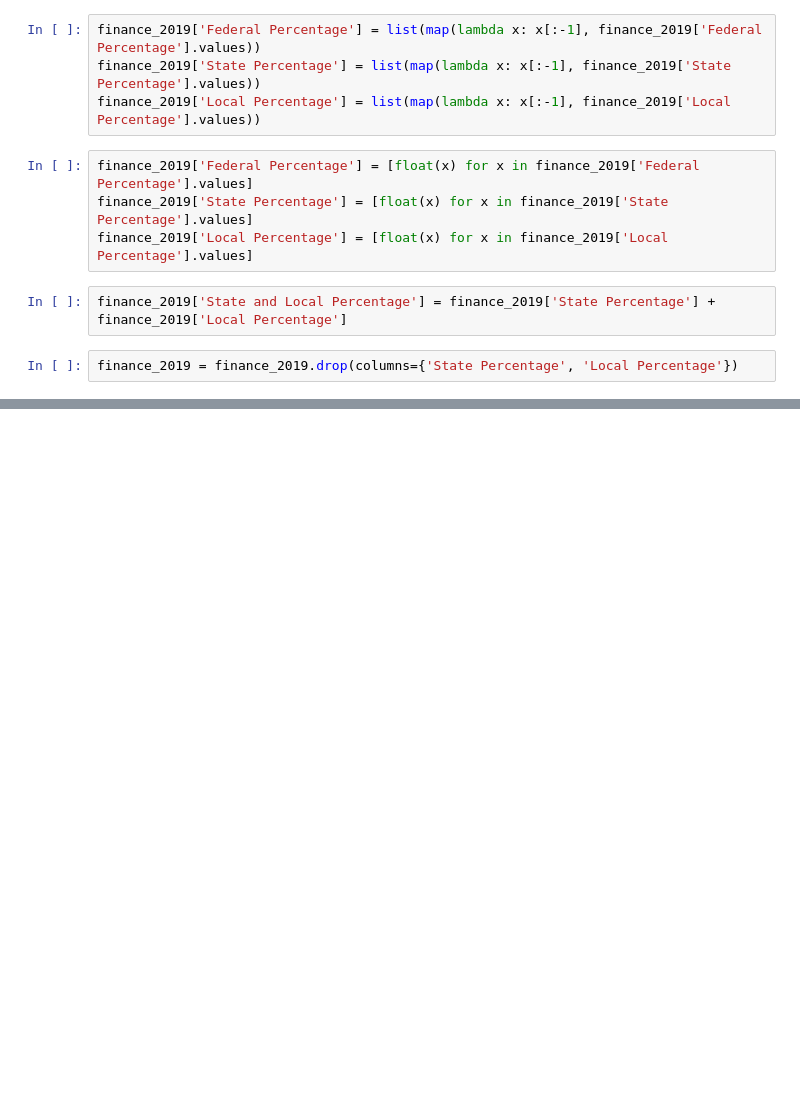
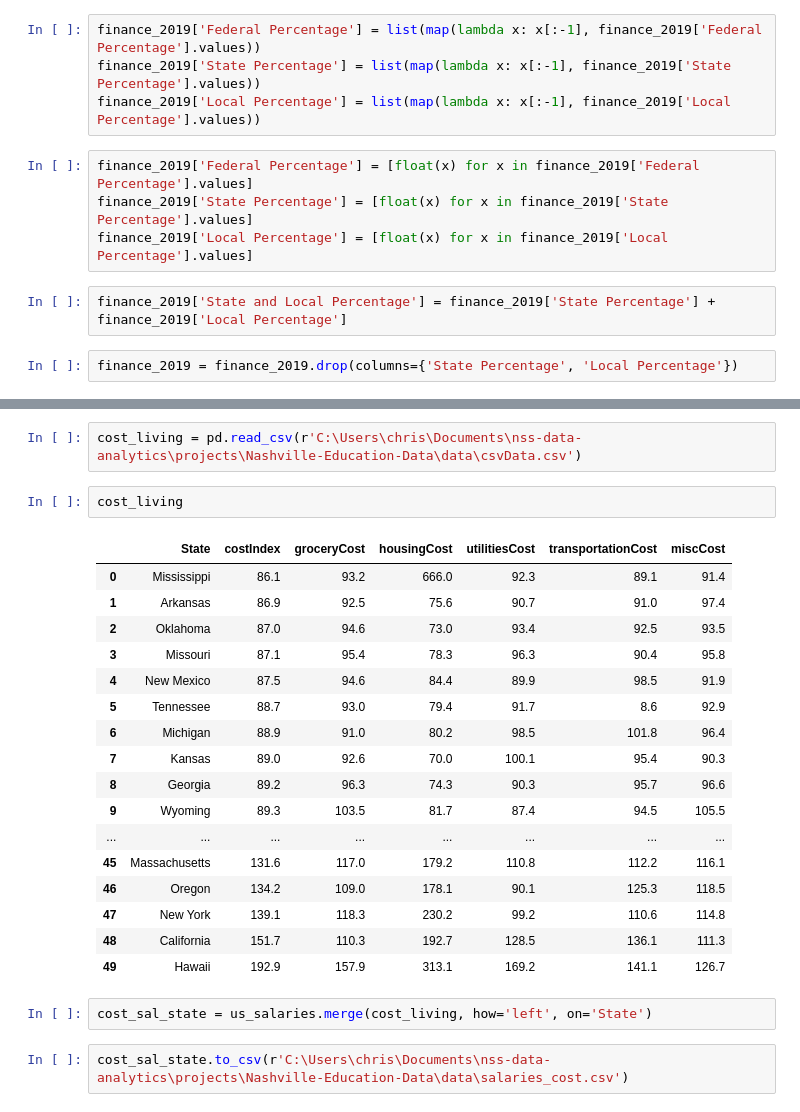
Before and after one commit to chrismack698/Nashville-Education-Data, a Jupyter notebook: notebooks/education_capstone_eda_cleaning.ipynb, the cells around one changed output, grey strips where cells are left out. Cells and saved outputs as stored; diff of their text form; blank space fills up the shorter version.

```diff
--- a/notebooks/education_capstone_eda_cleaning.ipynb
+++ b/notebooks/education_capstone_eda_cleaning.ipynb
@@ -317,0 +350,26 @@ finance_all
+# %%
+cost_living = pd.read_csv(r'C:\Users\chris\Documents\nss-data-analytics\projects\Nashville-Education-Data\data\csvData.csv')
+# %%
+cost_living
+# %% [output]
+|  | State | costIndex | groceryCost | housingCost | utilitiesCost | transportationCost | miscCost |
+| 0 | Mississippi | 86.1 | 93.2 | 666.0 | 92.3 | 89.1 | 91.4 |
+| 1 | Arkansas | 86.9 | 92.5 | 75.6 | 90.7 | 91.0 | 97.4 |
+| 2 | Oklahoma | 87.0 | 94.6 | 73.0 | 93.4 | 92.5 | 93.5 |
+| 3 | Missouri | 87.1 | 95.4 | 78.3 | 96.3 | 90.4 | 95.8 |
+| 4 | New Mexico | 87.5 | 94.6 | 84.4 | 89.9 | 98.5 | 91.9 |
+| 5 | Tennessee | 88.7 | 93.0 | 79.4 | 91.7 | 8.6 | 92.9 |
+| 6 | Michigan | 88.9 | 91.0 | 80.2 | 98.5 | 101.8 | 96.4 |
+| 7 | Kansas | 89.0 | 92.6 | 70.0 | 100.1 | 95.4 | 90.3 |
+| 8 | Georgia | 89.2 | 96.3 | 74.3 | 90.3 | 95.7 | 96.6 |
+| 9 | Wyoming | 89.3 | 103.5 | 81.7 | 87.4 | 94.5 | 105.5 |
+| ... | ... | ... | ... | ... | ... | ... | ... |
+| 45 | Massachusetts | 131.6 | 117.0 | 179.2 | 110.8 | 112.2 | 116.1 |
+| 46 | Oregon | 134.2 | 109.0 | 178.1 | 90.1 | 125.3 | 118.5 |
+| 47 | New York | 139.1 | 118.3 | 230.2 | 99.2 | 110.6 | 114.8 |
+| 48 | California | 151.7 | 110.3 | 192.7 | 128.5 | 136.1 | 111.3 |
+| 49 | Hawaii | 192.9 | 157.9 | 313.1 | 169.2 | 141.1 | 126.7 |
+# %%
+cost_sal_state = us_salaries.merge(cost_living, how='left', on='State')
+# %%
+cost_sal_state.to_csv(r'C:\Users\chris\Documents\nss-data-analytics\projects\Nashville-Education-Data\data\salaries_cost.csv')
```
Also changed, not shown: parts of 23 cells of this notebook, 2 other files.
